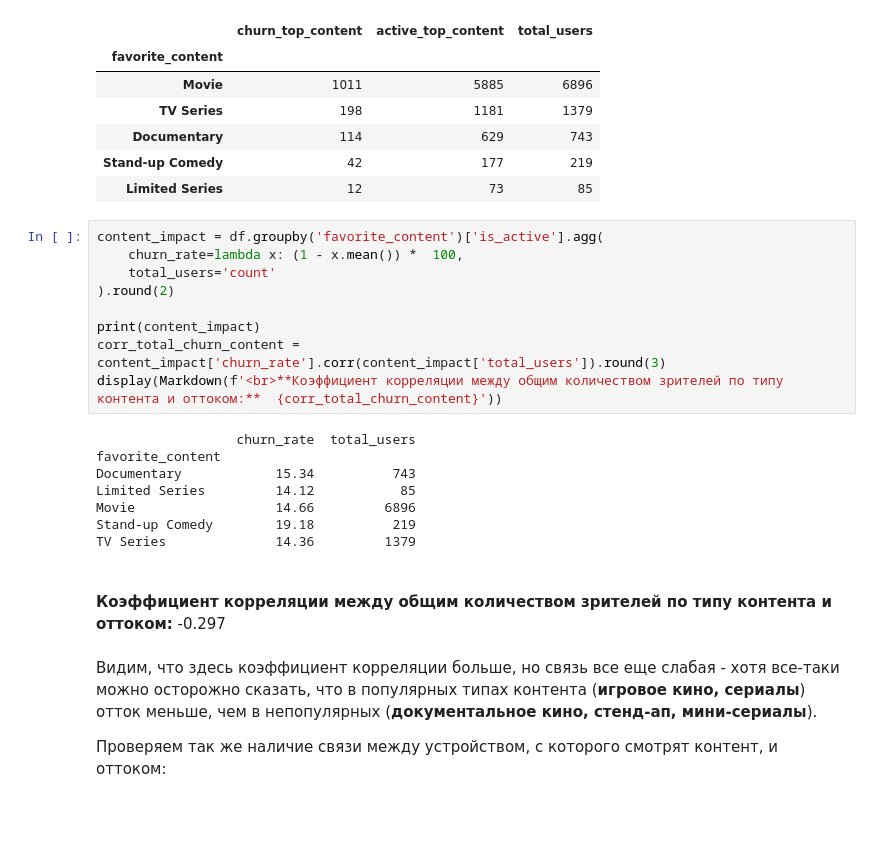
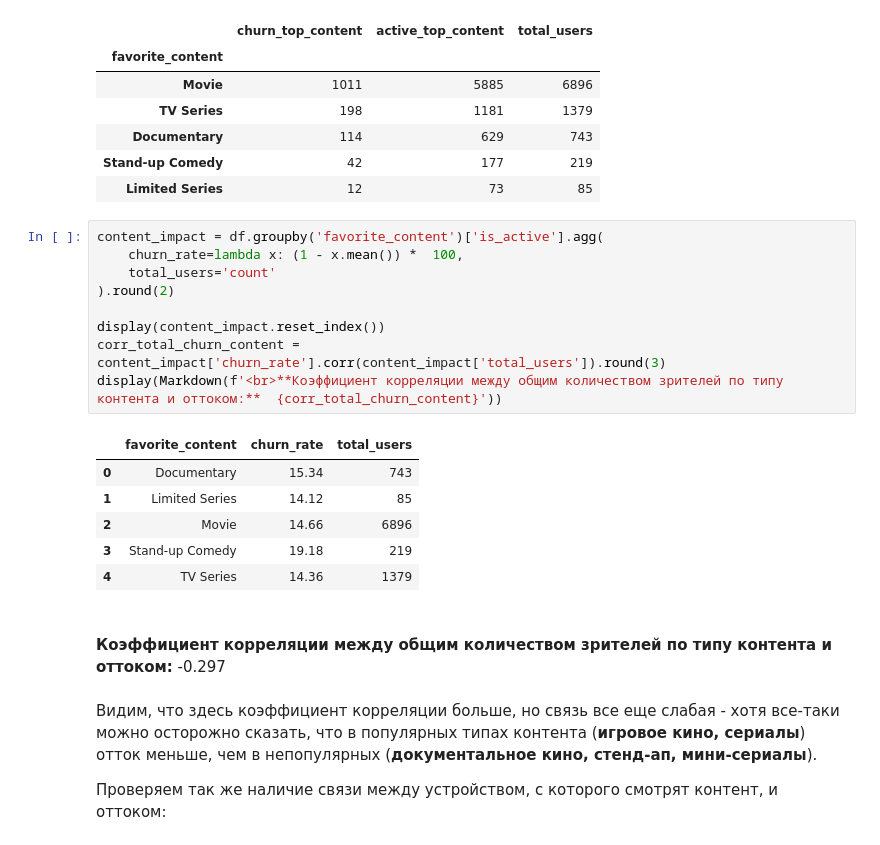
Before and after one commit to rouch314/netflix-users-behavior-analysis, a Jupyter notebook: netflix-analysis.ipynb, the cells around one changed output. Saved outputs shown, nothing was run; the diff lists cells and outputs as text; blank space fills up the shorter version.

```diff
--- a/netflix-analysis.ipynb
+++ b/netflix-analysis.ipynb
@@ -1115,20 +1115,19 @@ display(pivot_top_content)
 # %%
 content_impact = df.groupby('favorite_content')['is_active'].agg(
     churn_rate=lambda x: (1 - x.mean()) *  100,
     total_users='count'
 ).round(2)
 
-print(content_impact)
+display(content_impact.reset_index())
 corr_total_churn_content = content_impact['churn_rate'].corr(content_impact['total_users']).round(3)
 display(Markdown(f'<br>**Коэффициент корреляции между общим количеством зрителей по типу контента и оттоком:**  {corr_total_churn_content}'))
 # %% [output]
-                  churn_rate  total_users
-favorite_content
-Documentary            15.34          743
-Limited Series         14.12           85
-Movie                  14.66         6896
-Stand-up Comedy        19.18          219
-TV Series              14.36         1379
+|  | favorite_content | churn_rate | total_users |
+| 0 | Documentary | 15.34 | 743 |
+| 1 | Limited Series | 14.12 | 85 |
+| 2 | Movie | 14.66 | 6896 |
+| 3 | Stand-up Comedy | 19.18 | 219 |
+| 4 | TV Series | 14.36 | 1379 |
 <br>**Коэффициент корреляции между общим количеством зрителей по типу контента и оттоком:**  -0.297
 # %% [markdown]
 Видим, что здесь коэффициент корреляции больше, но связь все еще слабая - хотя все-таки можно осторожно сказать, что в популярных типах контента (**игровое кино, сериалы**) отток меньше, чем в непопулярных (**документальное кино, стенд-ап, мини-сериалы**).
```
Also changed, not shown: parts of 8 cells of this notebook.
